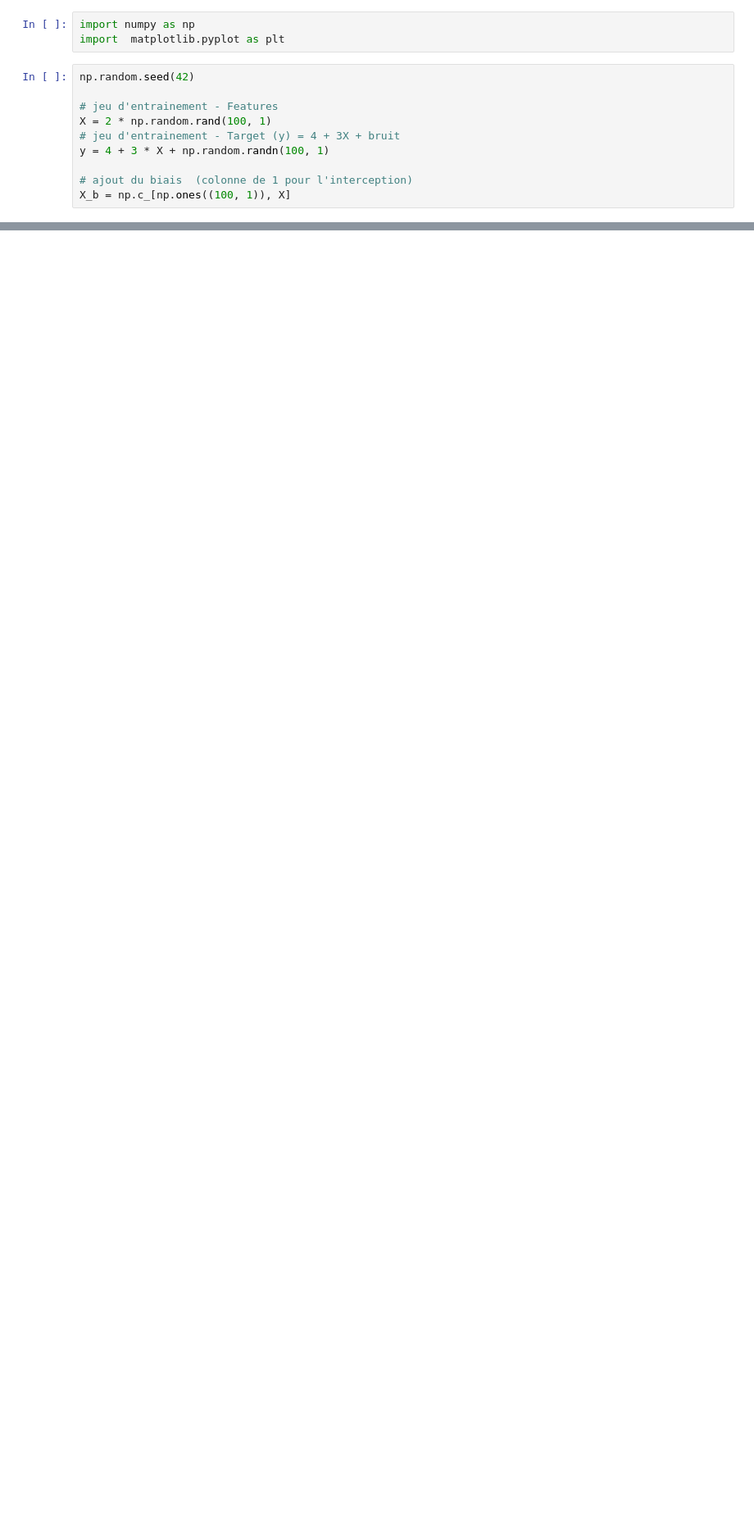
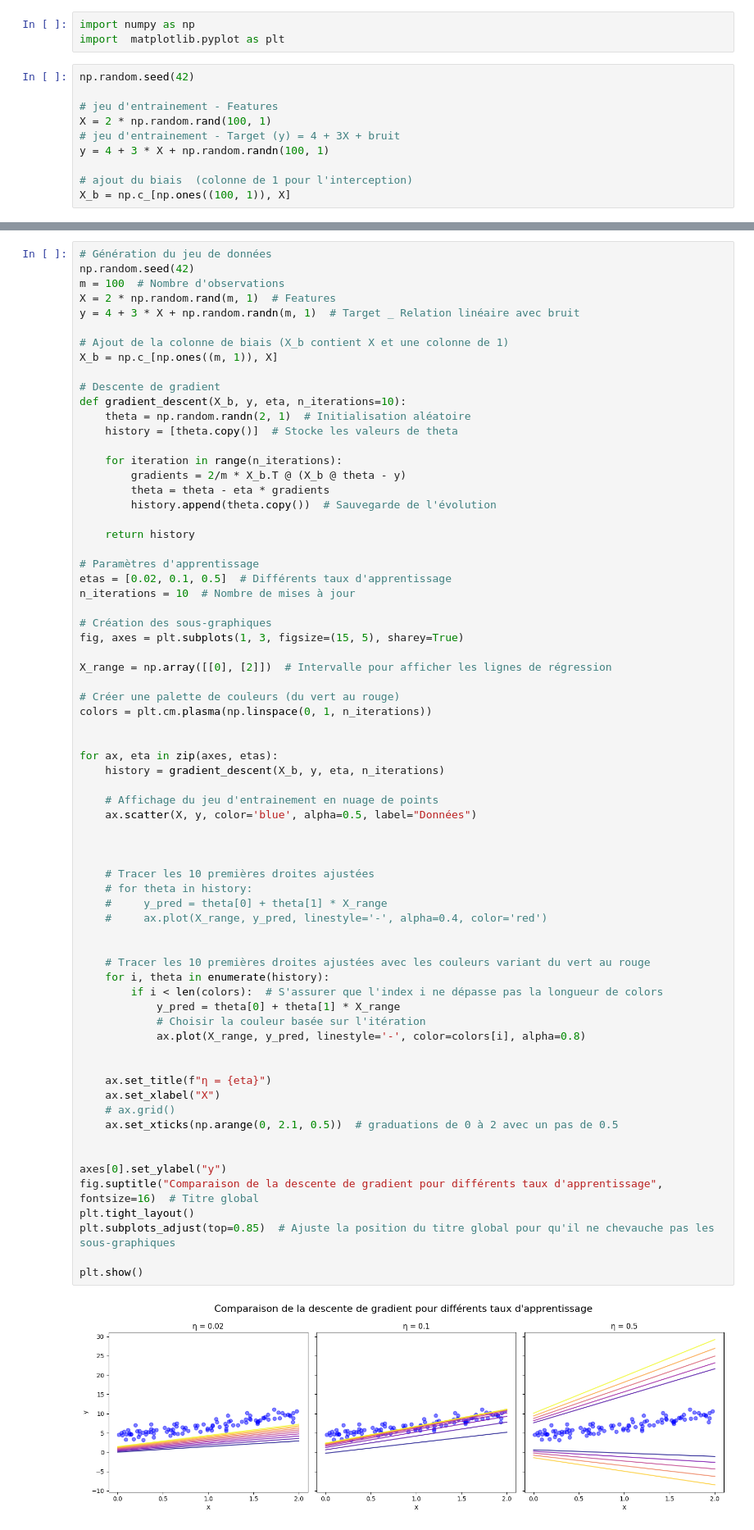
Before and after one commit to bruno-coulet/what-is-machine-learning, a Jupyter notebook: gradient_descent.ipynb, the cells around one changed output, grey strips where cells are left out. Shown: that part at 82% size. Drawn from its saved outputs; the diff is of its cells as text; blank space fills up the shorter version.

```diff
--- a/gradient_descent.ipynb
+++ b/gradient_descent.ipynb
@@ -76,0 +105,71 @@ $$
+# %%
+# Génération du jeu de données
+np.random.seed(42)
+m = 100  # Nombre d'observations
+X = 2 * np.random.rand(m, 1)  # Features
+y = 4 + 3 * X + np.random.randn(m, 1)  # Target _ Relation linéaire avec bruit
+
+# Ajout de la colonne de biais (X_b contient X et une colonne de 1)
+X_b = np.c_[np.ones((m, 1)), X]
+
+# Descente de gradient
+def gradient_descent(X_b, y, eta, n_iterations=10):
+    theta = np.random.randn(2, 1)  # Initialisation aléatoire
+    history = [theta.copy()]  # Stocke les valeurs de theta
+
+    for iteration in range(n_iterations):
+        gradients = 2/m * X_b.T @ (X_b @ theta - y)
+        theta = theta - eta * gradients
+        history.append(theta.copy())  # Sauvegarde de l'évolution
+
+    return history
+
+# Paramètres d'apprentissage
+etas = [0.02, 0.1, 0.5]  # Différents taux d'apprentissage
+n_iterations = 10  # Nombre de mises à jour
+
+# Création des sous-graphiques
+fig, axes = plt.subplots(1, 3, figsize=(15, 5), sharey=True)
+
+X_range = np.array([[0], [2]])  # Intervalle pour afficher les lignes de régression
+
+# Créer une palette de couleurs (du vert au rouge)
+colors = plt.cm.plasma(np.linspace(0, 1, n_iterations))
+
+
+for ax, eta in zip(axes, etas):
+    history = gradient_descent(X_b, y, eta, n_iterations)
+
+    # Affichage du jeu d'entrainement en nuage de points
+    ax.scatter(X, y, color='blue', alpha=0.5, label="Données")
+
+
+
+    # Tracer les 10 premières droites ajustées
+    # for theta in history:
+    #     y_pred = theta[0] + theta[1] * X_range
+    #     ax.plot(X_range, y_pred, linestyle='-', alpha=0.4, color='red')
+
+
+    # Tracer les 10 premières droites ajustées avec les couleurs variant du vert au rouge
+    for i, theta in enumerate(history):
+        if i < len(colors):  # S'assurer que l'index i ne dépasse pas la longueur de colors
+            y_pred = theta[0] + theta[1] * X_range
+            # Choisir la couleur basée sur l'itération
+            ax.plot(X_range, y_pred, linestyle='-', color=colors[i], alpha=0.8)
+
+
+    ax.set_title(f"η = {eta}")
+    ax.set_xlabel("X")
+    # ax.grid()
+    ax.set_xticks(np.arange(0, 2.1, 0.5))  # graduations de 0 à 2 avec un pas de 0.5
+
+
+axes[0].set_ylabel("y")
+fig.suptitle("Comparaison de la descente de gradient pour différents taux d'apprentissage", fontsize=16)  # Titre global
+plt.tight_layout()
+plt.subplots_adjust(top=0.85)  # Ajuste la position du titre global pour qu'il ne chevauche pas les sous-graphiques
+
+plt.show()
+# %% [output]
+[figure, added]
```
Also changed, not shown: parts of 5 cells of this notebook, 2 other files.
